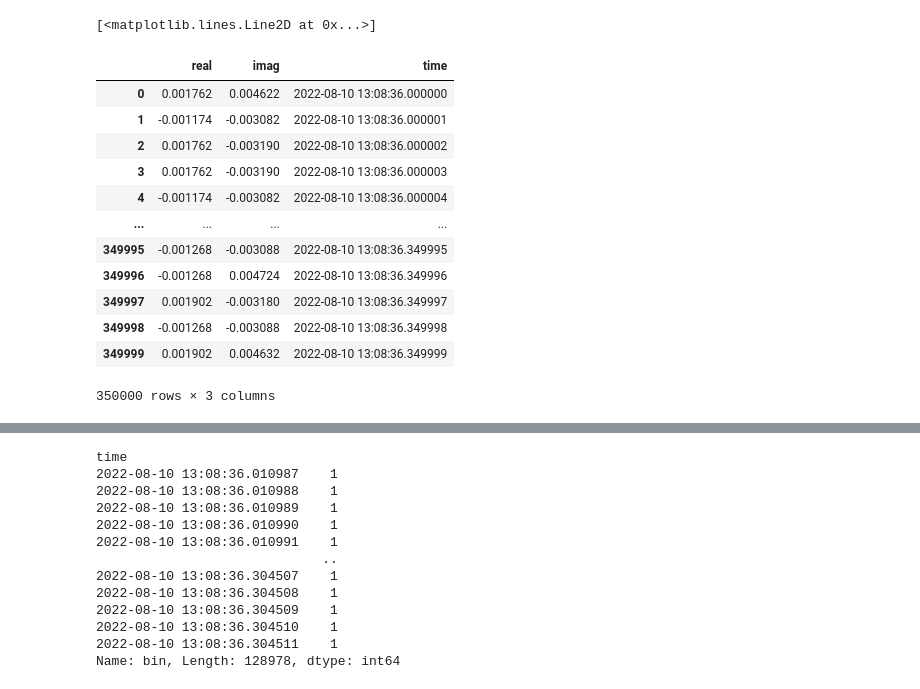
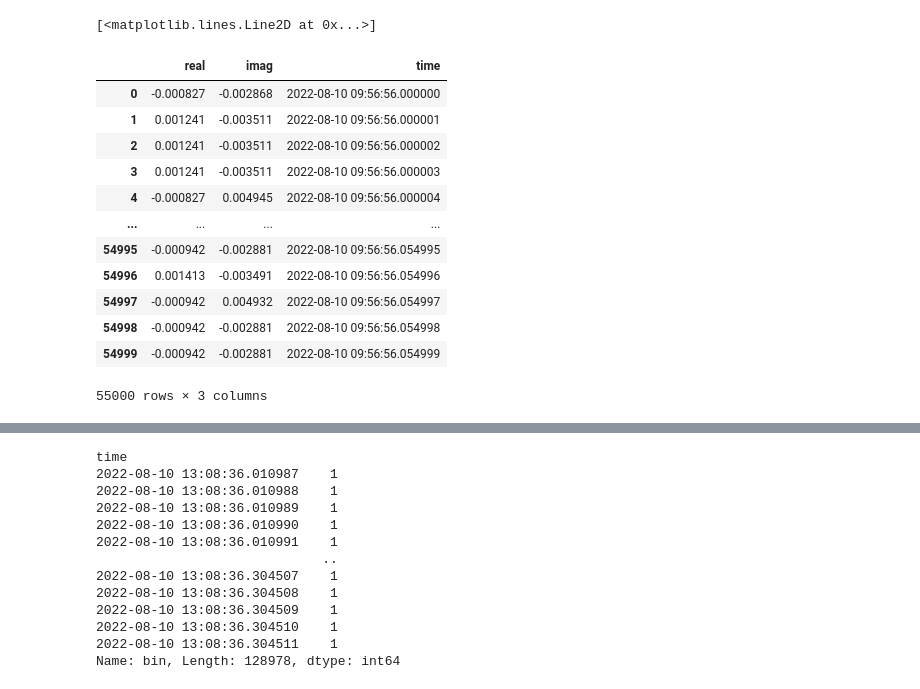
Before and after one commit to KonradMnich/radio-code-cracker, a Jupyter notebook: capturing and decoding.ipynb, the cells around one changed output, grey strips where cells are left out. Saved outputs shown, nothing was run; the diff lists cells and outputs as text; code cells hidden in the pictures.

```diff
--- a/capturing and decoding.ipynb
+++ b/capturing and decoding.ipynb
@@ -49,8 +41,6 @@ The thing is, that the raw signals from gqrx can be read by numpy! int turns out
 # %%
 # get info about the file
-
-#input_filename = "gqrx_20220810_095655_434541100_1800000_fc.raw"
-input_filename = "gqrx_20220810_130836_434541100_1800000_fc.raw"
+input_filename = "gqrx_20220810_095656_434541100_1800000_fc.raw"
 
 metadata = input_filename.split('_')
 source_program, date, time, frequency, sample_rate, device = metadata
@@ -77,6 +67,6 @@ Metadata:
 # read data
 with open(input_filename, "rb") as f:
     raw_data = np.fromfile(f, dtype=np.complex64)
-raw_data = raw_data[len(raw_data)*8 // 9:]
-len(raw_data)
+
+print(f"Signal length: {len(raw_data)}")
 # %% [output]
@@ -90,28 +80,27 @@ plt.plot(raw_data.imag)
 [interactive output not drawn]
 [<matplotlib.lines.Line2D at 0x...>]
 # %%
-# create dataframe
-#raw_cut = raw_data[int(1.44e6):int(1.5e6)]
-raw_cut = raw_data[int(1.055e7):int(1.09e7)]
+# create a dataframe to facilitate further work
+raw_cut = raw_data[5_000:60_000] # the signal obviously repeats so we'll only consider the first occurence.
 df = pd.DataFrame(
     {
         "real": raw_cut.real,
         "imag": raw_cut.imag,
         "time": pd.date_range(timestamp, periods=len(raw_cut), freq=pd.Timedelta(seconds=1/sample_rate))
     }
 )
 df
 # %% [output]
 |  | real | imag | time |
-| 0 | 0.001762 | 0.004622 | 2022-08-10 13:08:36.000000 |
-| 1 | -0.001174 | -0.003082 | 2022-08-10 13:08:36.000001 |
-| 2 | 0.001762 | -0.003190 | 2022-08-10 13:08:36.000002 |
-| 3 | 0.001762 | -0.003190 | 2022-08-10 13:08:36.000003 |
-| 4 | -0.001174 | -0.003082 | 2022-08-10 13:08:36.000004 |
+| 0 | -0.000827 | -0.002868 | 2022-08-10 09:56:56.000000 |
+| 1 | 0.001241 | -0.003511 | 2022-08-10 09:56:56.000001 |
+| 2 | 0.001241 | -0.003511 | 2022-08-10 09:56:56.000002 |
+| 3 | 0.001241 | -0.003511 | 2022-08-10 09:56:56.000003 |
+| 4 | -0.000827 | 0.004945 | 2022-08-10 09:56:56.000004 |
 | ... | ... | ... | ... |
-| 349995 | -0.001268 | -0.003088 | 2022-08-10 13:08:36.349995 |
-| 349996 | -0.001268 | 0.004724 | 2022-08-10 13:08:36.349996 |
-| 349997 | 0.001902 | -0.003180 | 2022-08-10 13:08:36.349997 |
-| 349998 | -0.001268 | -0.003088 | 2022-08-10 13:08:36.349998 |
-| 349999 | 0.001902 | 0.004632 | 2022-08-10 13:08:36.349999 |
+| 54995 | -0.000942 | -0.002881 | 2022-08-10 09:56:56.054995 |
+| 54996 | 0.001413 | -0.003491 | 2022-08-10 09:56:56.054996 |
+| 54997 | -0.000942 | 0.004932 | 2022-08-10 09:56:56.054997 |
+| 54998 | -0.000942 | -0.002881 | 2022-08-10 09:56:56.054998 |
+| 54999 | -0.000942 | -0.002881 | 2022-08-10 09:56:56.054999 |
-350000 rows × 3 columns
+55000 rows × 3 columns
```
Also changed, not shown: parts of 11 cells of this notebook.
